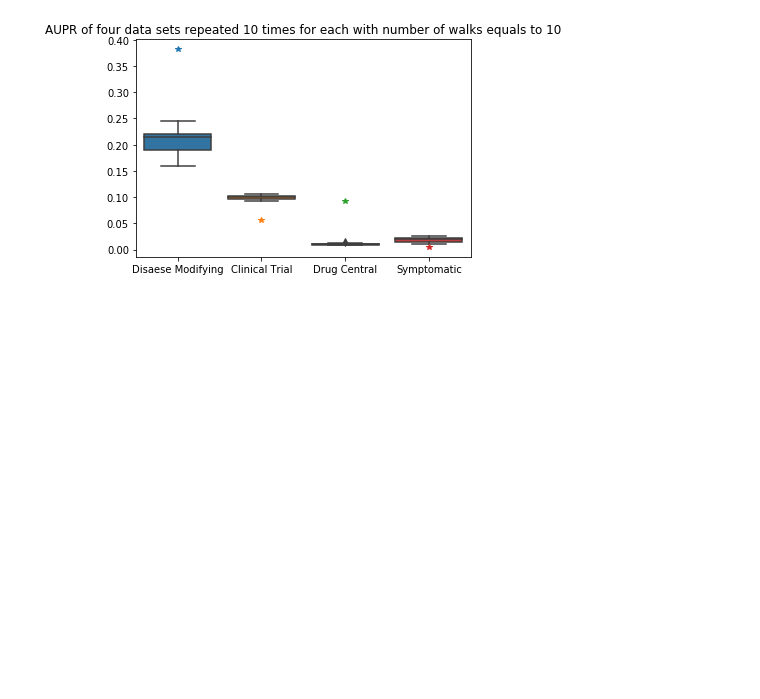
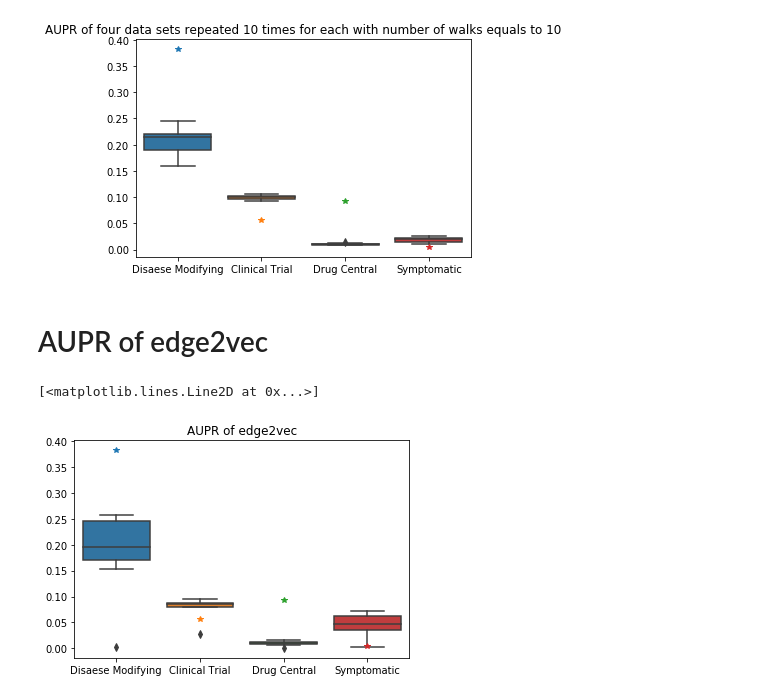
Before and after one commit to drugrelink/drugrelink, a Jupyter notebook: notebooks/plot_node2vec_optimization.ipynb, the cells around one changed output. Saved outputs shown, nothing was run; the diff lists cells and outputs as text; code cells hidden in the pictures; blank space fills up the shorter version.

Commit message:
Add new plots for edge2vec

```diff
--- a/notebooks/plot_node2vec_optimization.ipynb
+++ b/notebooks/plot_node2vec_optimization.ipynb
@@ -476,3 +476,23 @@ plt.plot(['Symptomatic'],[0.005],marker="*")
 # %% [output]
 [<matplotlib.lines.Line2D at 0x...>]
 [figure]
+# %% [markdown]
+# AUPR of edge2vec
+# %%
+edge2vec_em10 = read_repeat_pl('/home/lxu/Desktop/edge2vec_em10')
+pl = sns.boxplot(data=edge2vec_em10)
+pl.set_title('AUPR of edge2vec')
+plt.plot(['Disease Modifying'],[0.382],marker="*")
+plt.plot(['Clinical Trial'],[0.056],marker="*")
+plt.plot(['Drug Central'],[0.093],marker="*")
+plt.plot(['Symptomatic'],[0.005],marker="*")
+# dimensions = 48
+# walk_lenght =100
+# num_walks =10
+# repeat=10
+# window =3
+# p=1
+# q=1
+# %% [output]
+[<matplotlib.lines.Line2D at 0x...>]
+[figure, added]
```
